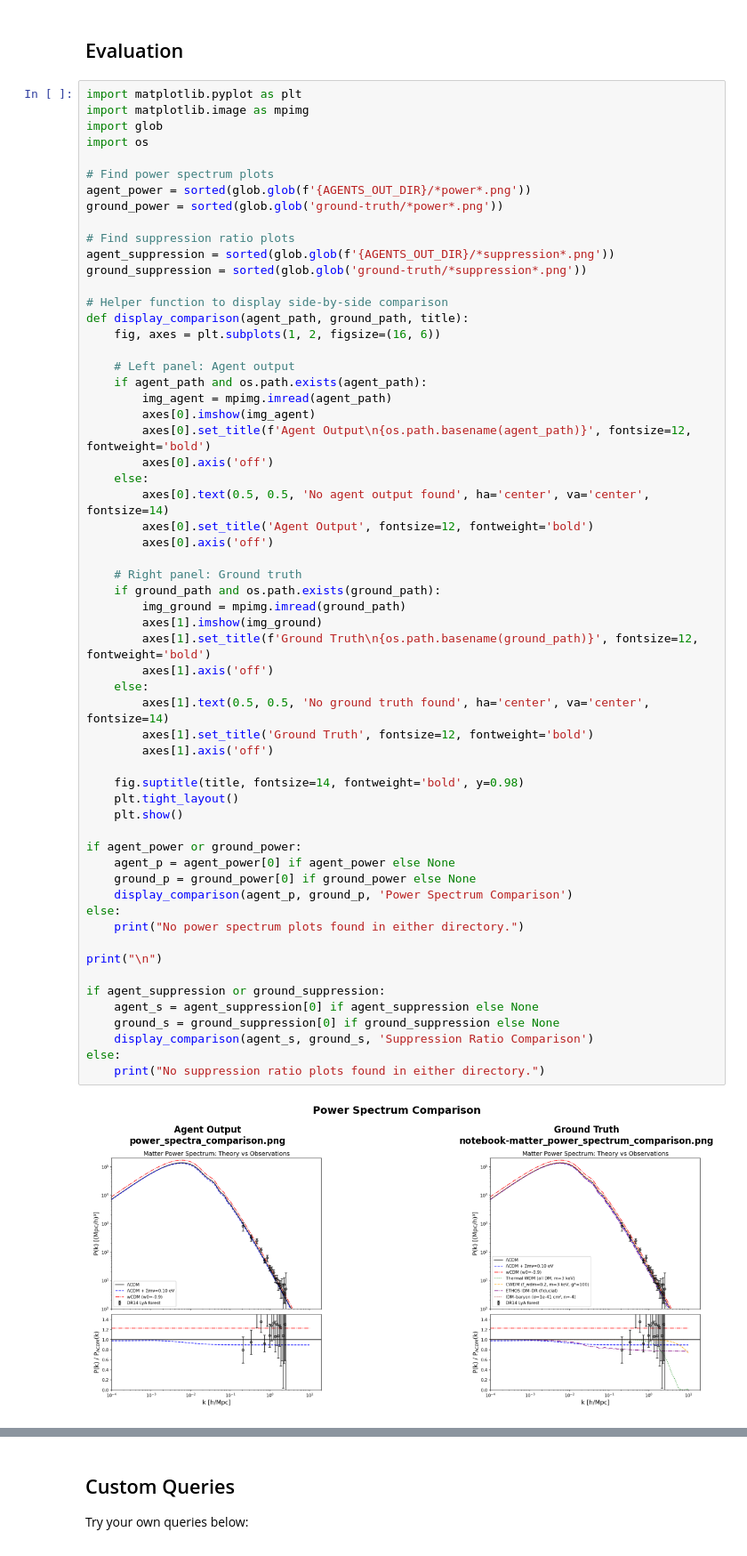
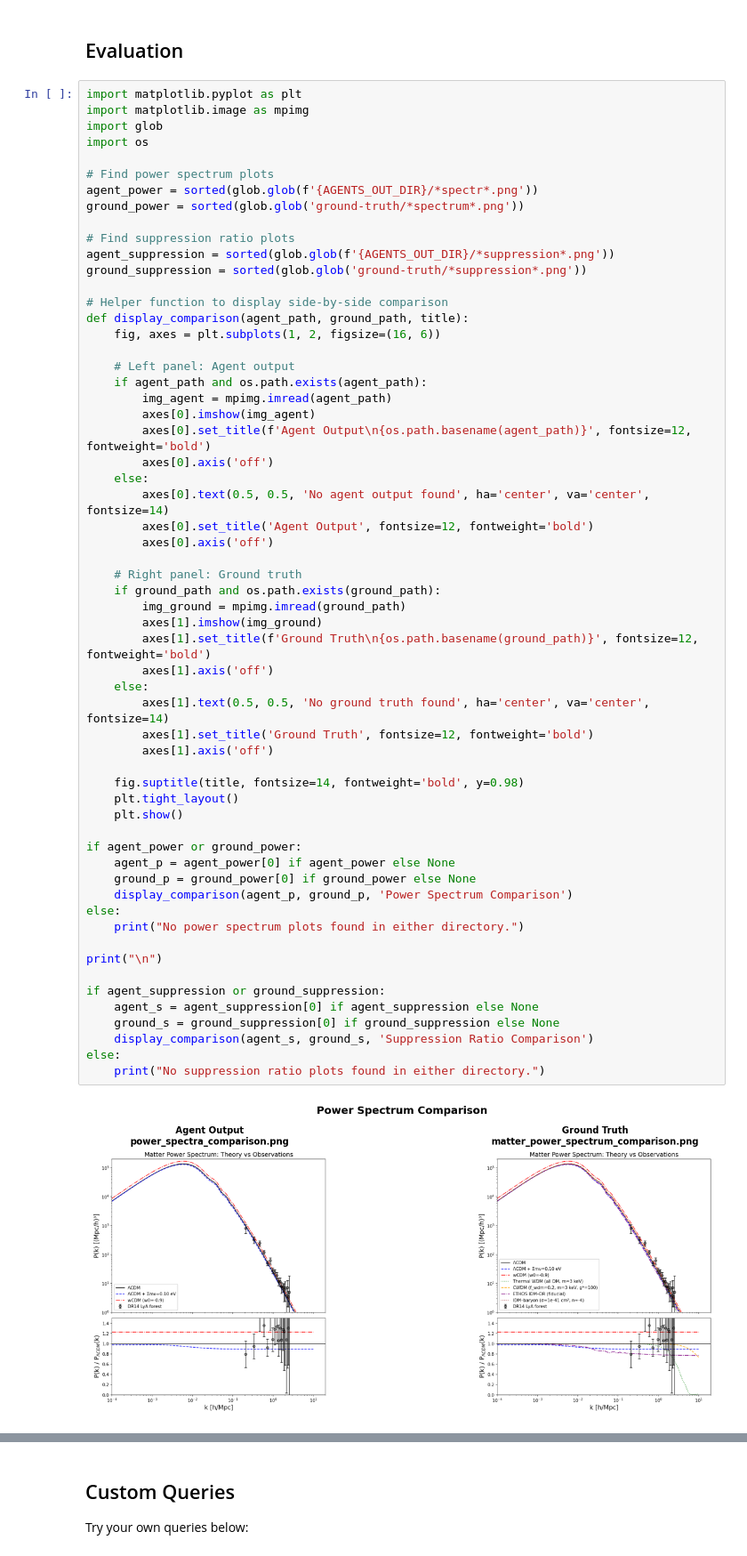
Before and after one commit to HEP-KE/demo, a Jupyter notebook: demo_multiagent.ipynb, the cells around one changed output, grey strips where cells are left out. Shown at 89% size. Drawn from its saved outputs; the diff is of its cells as text.

```diff
--- a/demo_multiagent.ipynb
+++ b/demo_multiagent.ipynb
@@ -749,8 +728,8 @@ import glob
 import os
 
 # Find power spectrum plots
-agent_power = sorted(glob.glob(f'{AGENTS_OUT_DIR}/*power*.png'))
-ground_power = sorted(glob.glob('ground-truth/*power*.png'))
+agent_power = sorted(glob.glob(f'{AGENTS_OUT_DIR}/*spectr*.png'))
+ground_power = sorted(glob.glob('ground-truth/*spectrum*.png'))
 
 # Find suppression ratio plots
 agent_suppression = sorted(glob.glob(f'{AGENTS_OUT_DIR}/*suppression*.png'))
@@ -775,31 +754,31 @@ def display_comparison(agent_path, ground_path, title):
     if ground_path and os.path.exists(ground_path):
         img_ground = mpimg.imread(ground_path)
         axes[1].imshow(img_ground)
         axes[1].set_title(f'Ground Truth\n{os.path.basename(ground_path)}', fontsize=12, fontweight='bold')
         axes[1].axis('off')
     else:
         axes[1].text(0.5, 0.5, 'No ground truth found', ha='center', va='center', fontsize=14)
         axes[1].set_title('Ground Truth', fontsize=12, fontweight='bold')
         axes[1].axis('off')
 
     fig.suptitle(title, fontsize=14, fontweight='bold', y=0.98)
     plt.tight_layout()
     plt.show()
 
 if agent_power or ground_power:
     agent_p = agent_power[0] if agent_power else None
     ground_p = ground_power[0] if ground_power else None
     display_comparison(agent_p, ground_p, 'Power Spectrum Comparison')
 else:
     print("No power spectrum plots found in either directory.")
 
 print("\n")
 
 if agent_suppression or ground_suppression:
     agent_s = agent_suppression[0] if agent_suppression else None
     ground_s = ground_suppression[0] if ground_suppression else None
     display_comparison(agent_s, ground_s, 'Suppression Ratio Comparison')
 else:
     print("No suppression ratio plots found in either directory.")
 # %% [output]
-[figure, old version]
+[figure, new version]
```
Also changed, not shown: parts of 12 cells of this notebook, 18 other files.
